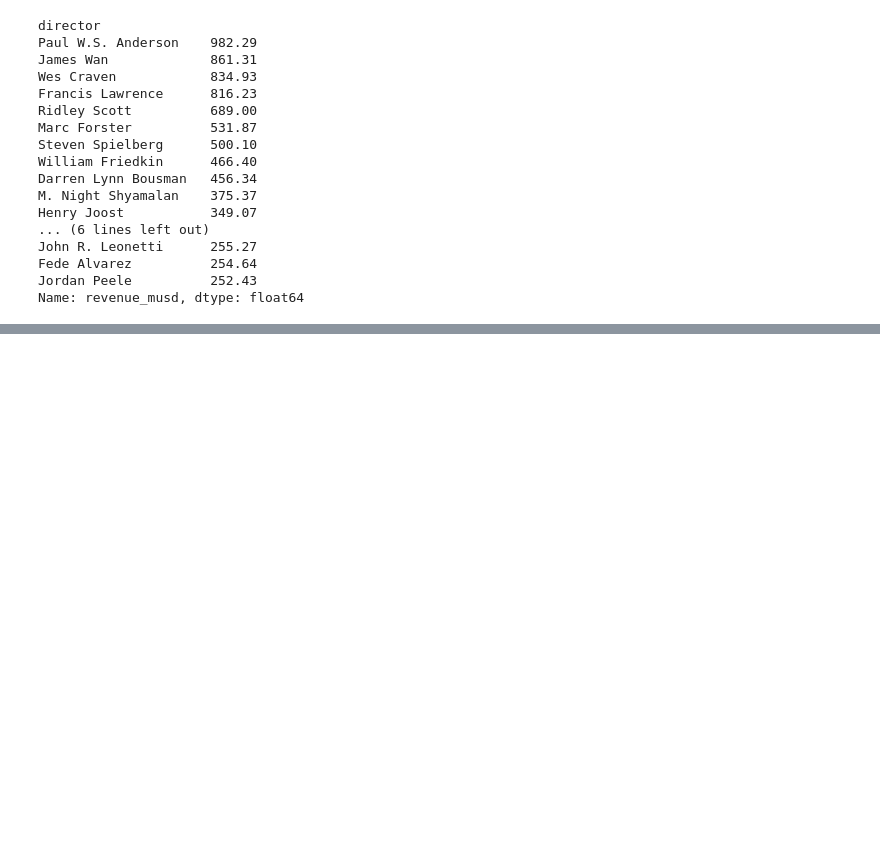
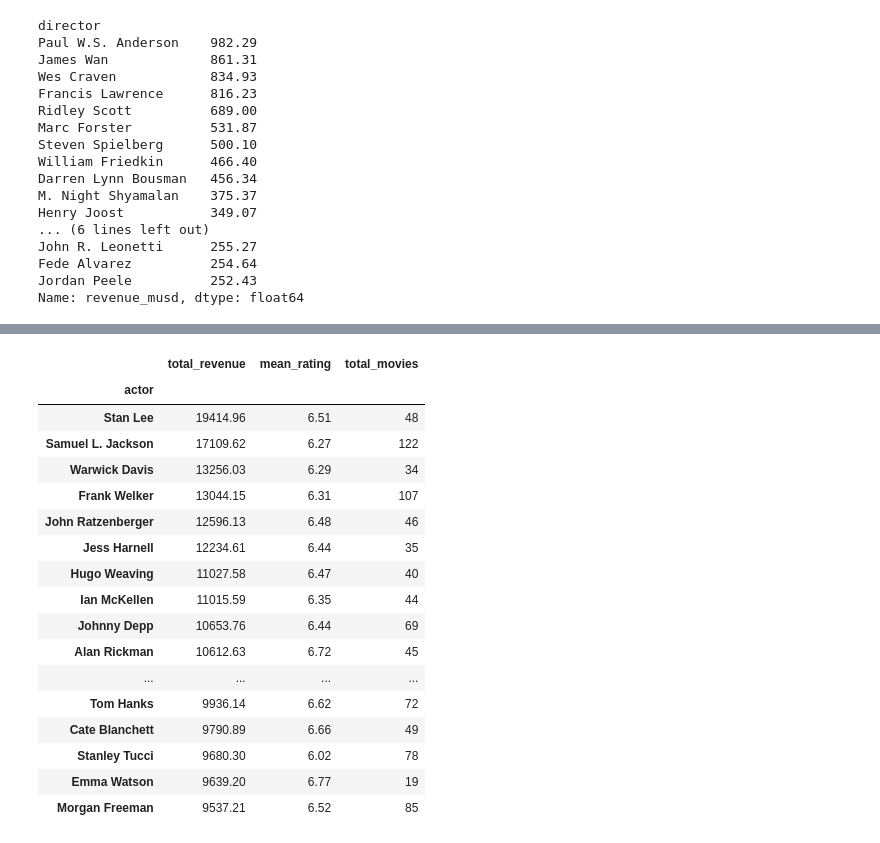
Before and after one commit to anoushka1405/Data-Science-Portfolio, a Jupyter notebook: 05_Analysing_Movies_Dataset/Exploratory_Analysis.ipynb, the cells around one changed output, grey strips where cells are left out. Drawn from its saved outputs; the diff is of its cells as text; code cells hidden in the pictures; blank space fills up the shorter version.

```diff
--- a/05_Analysing_Movies_Dataset/Exploratory_Analysis.ipynb
+++ b/05_Analysing_Movies_Dataset/Exploratory_Analysis.ipynb
@@ -878,0 +913,10 @@ Name: revenue_musd, dtype: float64
+# %%
+act = (df.cast
+       .str.split("|", expand=True)
+       .stack()
+       .dropna()
+       .reset_index(level=1, drop=True)
+       .to_frame()
+      )
+
+act.columns = ["actor"]
@@ -878,0 +939,6 @@ Name: revenue_musd, dtype: float64
+# %%
+act = act.merge(
+    df[["revenue_musd", "vote_average"]],
+    left_index=True,
+    right_index=True
+)
@@ -878,0 +961,25 @@ Name: revenue_musd, dtype: float64
+# %%
+act.groupby("actor").agg(
+    total_revenue = ("revenue_musd", "sum"),
+    mean_rating   = ("vote_average", "mean"),
+    total_movies  = ("actor",        "count")
+).sort_values("total_revenue", ascending=False).head(20)
+# %% [output]
+|  | total_revenue | mean_rating | total_movies |
+| actor |  |  |  |
+| Stan Lee | 19414.96 | 6.51 | 48 |
+| Samuel L. Jackson | 17109.62 | 6.27 | 122 |
+| Warwick Davis | 13256.03 | 6.29 | 34 |
+| Frank Welker | 13044.15 | 6.31 | 107 |
+| John Ratzenberger | 12596.13 | 6.48 | 46 |
+| Jess Harnell | 12234.61 | 6.44 | 35 |
+| Hugo Weaving | 11027.58 | 6.47 | 40 |
+| Ian McKellen | 11015.59 | 6.35 | 44 |
+| Johnny Depp | 10653.76 | 6.44 | 69 |
+| Alan Rickman | 10612.63 | 6.72 | 45 |
+| ... | ... | ... | ... |
+| Tom Hanks | 9936.14 | 6.62 | 72 |
+| Cate Blanchett | 9790.89 | 6.66 | 49 |
+| Stanley Tucci | 9680.30 | 6.02 | 78 |
+| Emma Watson | 9639.20 | 6.77 | 19 |
+| Morgan Freeman | 9537.21 | 6.52 | 85 |
```
Also changed, not shown: parts of 10 cells of this notebook, 1 other file.
